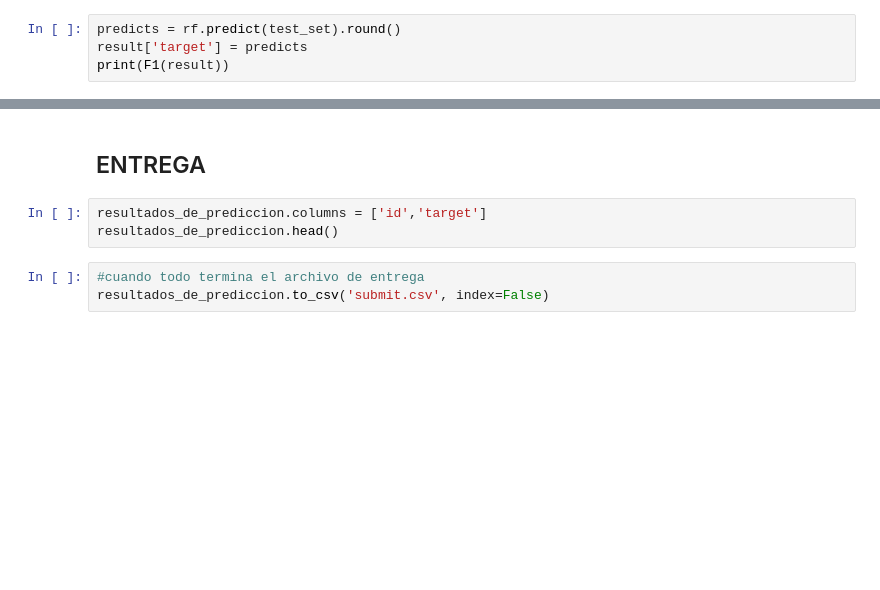
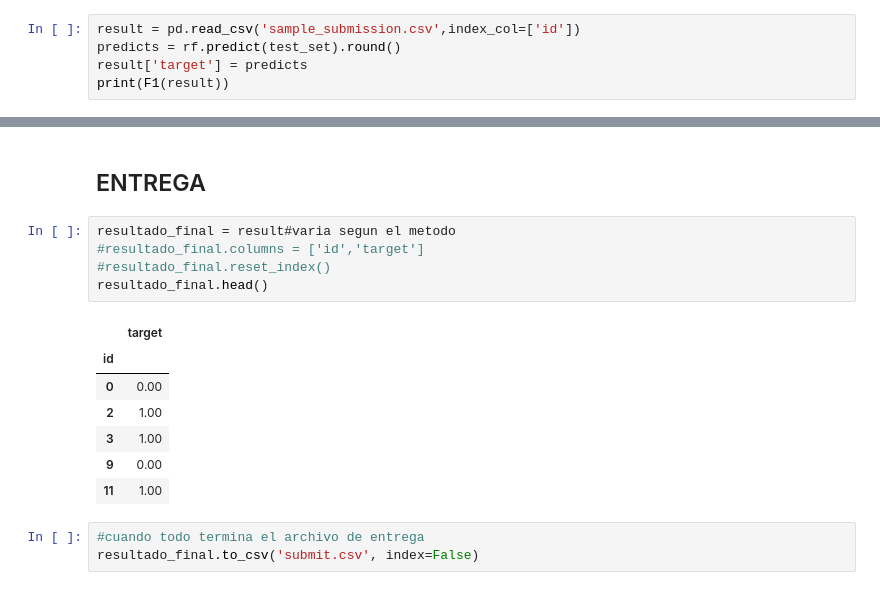
Before and after one commit to GIBelletti/TP2-7506-Datos, a Jupyter notebook: TP2.ipynb, the cells around one changed output, grey strips where cells are left out. Drawn from its saved outputs; the diff is of its cells as text; blank space fills up the shorter version.

Commit message:
modificacion de columnas
al parecer el texto solo agrega un 5% a la precicion hay que seguir filtrando

```diff
--- a/TP2.ipynb
+++ b/TP2.ipynb
@@ -727,4 +753,5 @@ RandomForestRegressor(max_features=4, n_estimators=10, random_state=1)
 # %%
+result = pd.read_csv('sample_submission.csv',index_col=['id'])
 predicts = rf.predict(test_set).round()
 result['target'] = predicts
 print(F1(result))
@@ -741,8 +793,18 @@ plt.show()
 # %% [markdown]
 ## ENTREGA
-# %%
-resultados_de_prediccion.columns = ['id','target']
-resultados_de_prediccion.head()
+# %%
+resultado_final = result#varia segun el metodo
+#resultado_final.columns = ['id','target']
+#resultado_final.reset_index()
+resultado_final.head()
+# %% [output]
+|  | target |
+| id |  |
+| 0 | 0.00 |
+| 2 | 1.00 |
+| 3 | 1.00 |
+| 9 | 0.00 |
+| 11 | 1.00 |
 # %%
 #cuando todo termina el archivo de entrega
-resultados_de_prediccion.to_csv('submit.csv', index=False)
+resultado_final.to_csv('submit.csv', index=False)
```
Also changed, not shown: parts of 20 cells of this notebook.
